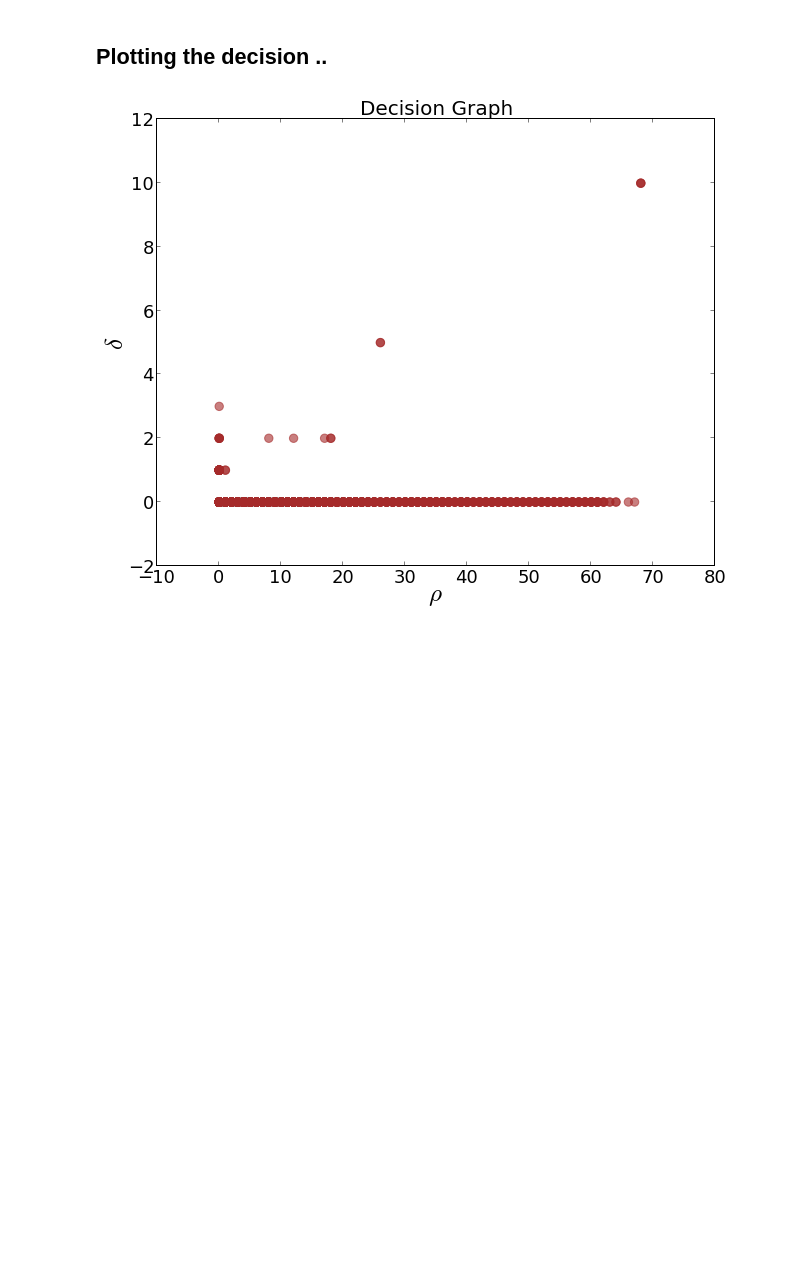
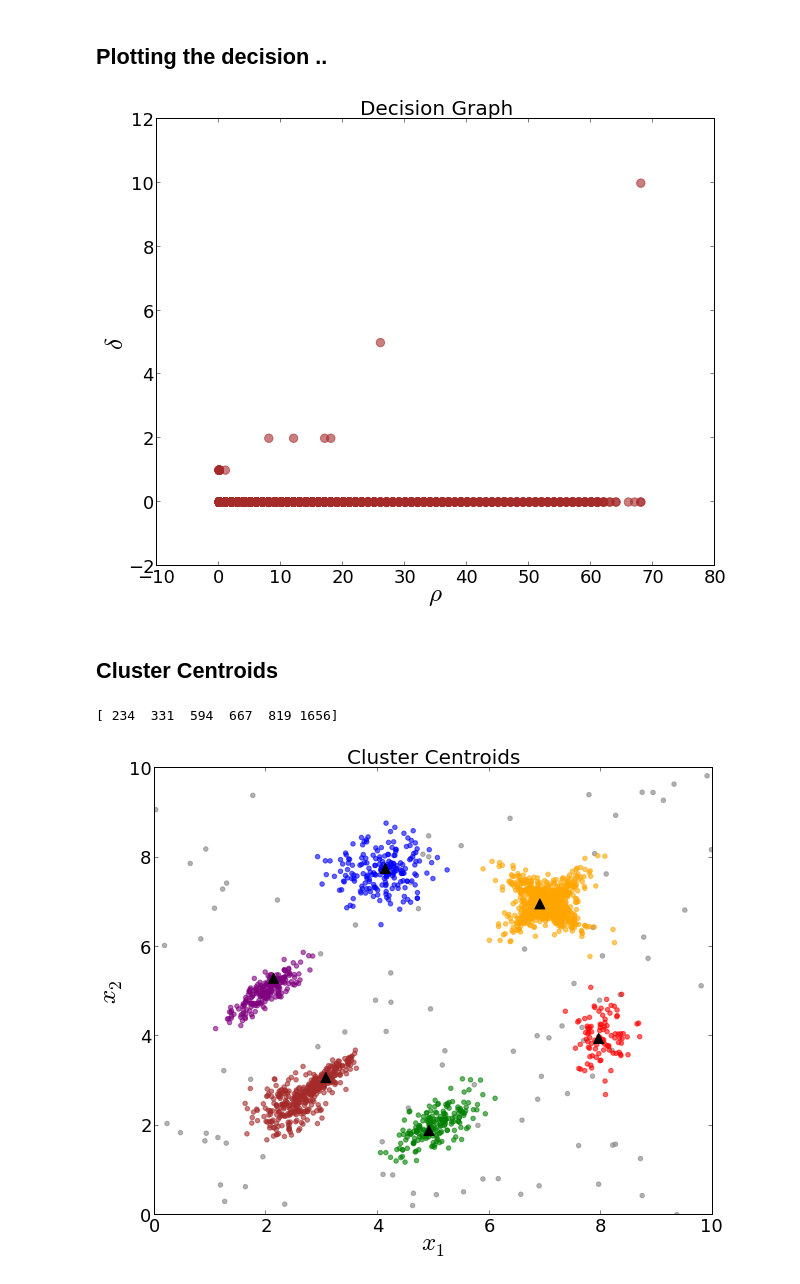
Before and after one commit to vmirly/DataScience, a Jupyter notebook: densityPeak_clustering.ipynb, the cells around one changed output. Saved outputs shown, nothing was run; the diff lists cells and outputs as text; code cells hidden in the pictures; blank space fills up the shorter version.

```diff
--- a/densityPeak_clustering.ipynb
+++ b/densityPeak_clustering.ipynb
@@ -104,7 +104,7 @@ for i in range(n):
         dist_ij = euclidean_dist(d[i,0:2], d[j,0:2])
         if den_arr[i] < den_arr[j]:
             mdist_i = min(mdist_i, dist_ij)
-        elif den_arr[j] < den_arr[i]:
+        elif den_arr[j] <= den_arr[i]:
             mdist2peaks[j] = min(mdist2peaks[j], dist_ij)
     mdist2peaks[i] = mdist_i
 
@@ -136,4 +136,48 @@ plt.tick_params(axis='both', which='major', labelsize=18)
 
 plt.show()
 # %% [output]
-[figure, old version]
+[figure, new version]
+# %% [markdown]
+
+## Cluster Centroids
+# %%
+## points with highest density and distance to other high-density points
+
+centroids = np.arange(2000)[mdist2peaks > 1.7]
+print(centroids)
+# %% [output]
+[ 234  331  594  667  819 1656]
+# %%
+%matplotlib inline
+
+plt.figure(figsize=(10,8))
+
+d_centers = d[mdist2peaks > 1.7,:]
+
+for clustId,color in zip(range(0,7),('grey', 'blue', 'red', 'green', 'purple', 'orange', 'brown')):
+    plt.scatter(x=d[:,0][d[:,2] == clustId],
+                y=d[:,1][d[:,2] == clustId],
+                color=color,
+                marker='o',
+                alpha=0.6
+                )
+
+for clustId in range(0,7):
+    plt.scatter(x=d_centers[:,0][d_centers[:,2] == clustId],
+                y=d_centers[:,1][d_centers[:,2] == clustId],
+                color='black',
+                marker='^',
+                s=100,
+                alpha=1.0
+                )
+plt.title('Cluster Centroids', size=20)
+plt.xlabel('$x_1$', size=25)
+plt.ylabel('$x_2$', size=25)
+
+plt.tick_params(axis='both', which='major', labelsize=18)
+plt.xlim(xmin=0, xmax=10)
+plt.ylim(ymin=0, ymax=10)
+
+plt.show()
+# %% [output]
+[figure, added]
```
Also changed, not shown: parts of 1 cell of this notebook.
